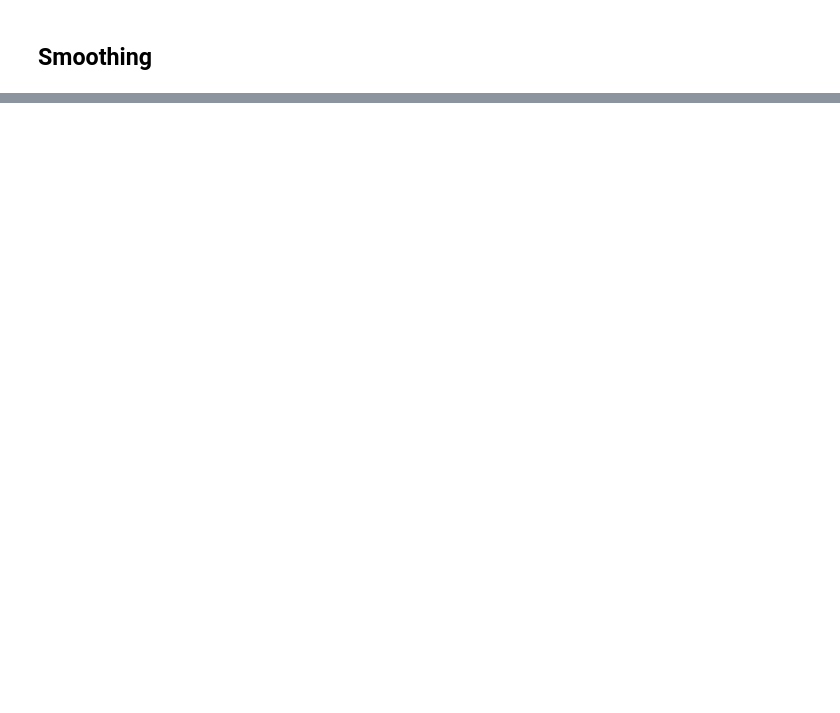
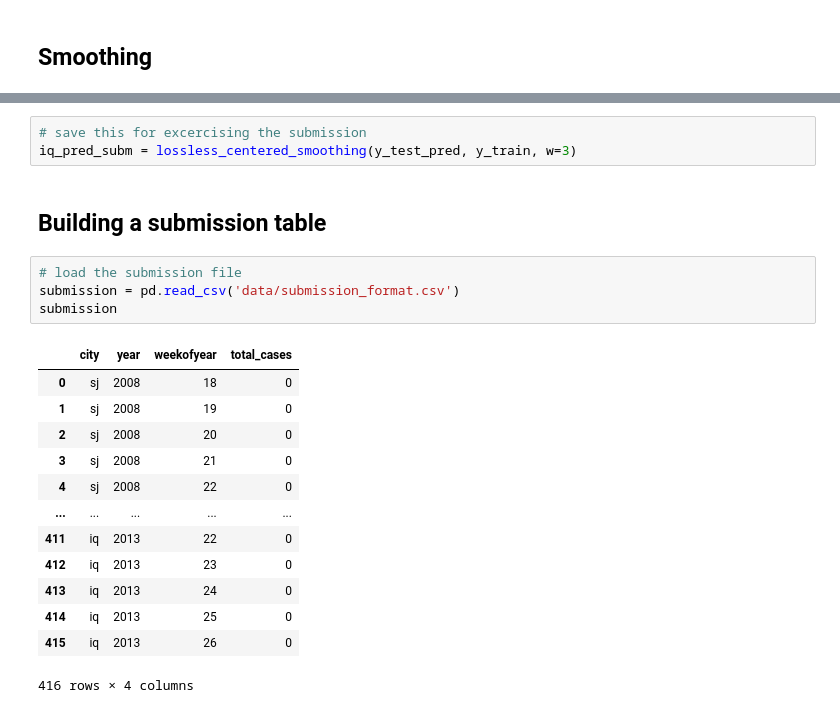
Before and after one commit to Octodon-D/DenguePred, a Jupyter notebook: seasonal_model_random_forest.ipynb, the cells around one changed output, grey strips where cells are left out. Saved outputs shown, nothing was run; the diff lists cells and outputs as text; blank space fills up the shorter version.

Commit message:
added a function to build the submission table

```diff
--- a/seasonal_model_random_forest.ipynb
+++ b/seasonal_model_random_forest.ipynb
@@ -727 +730,24 @@ Explained variance: 0.499
 --------------------
+# %%
+# save this for excercising the submission
+iq_pred_subm = lossless_centered_smoothing(y_test_pred, y_train, w=3)
+# %% [markdown]
+## Building a submission table
+# %%
+# load the submission file
+submission = pd.read_csv('data/submission_format.csv')
+submission
+# %% [output]
+|  | city | year | weekofyear | total_cases |
+| 0 | sj | 2008 | 18 | 0 |
+| 1 | sj | 2008 | 19 | 0 |
+| 2 | sj | 2008 | 20 | 0 |
+| 3 | sj | 2008 | 21 | 0 |
+| 4 | sj | 2008 | 22 | 0 |
+| ... | ... | ... | ... | ... |
+| 411 | iq | 2013 | 22 | 0 |
+| 412 | iq | 2013 | 23 | 0 |
+| 413 | iq | 2013 | 24 | 0 |
+| 414 | iq | 2013 | 25 | 0 |
+| 415 | iq | 2013 | 26 | 0 |
+416 rows × 4 columns
```
Also changed, not shown: parts of 13 cells of this notebook.
